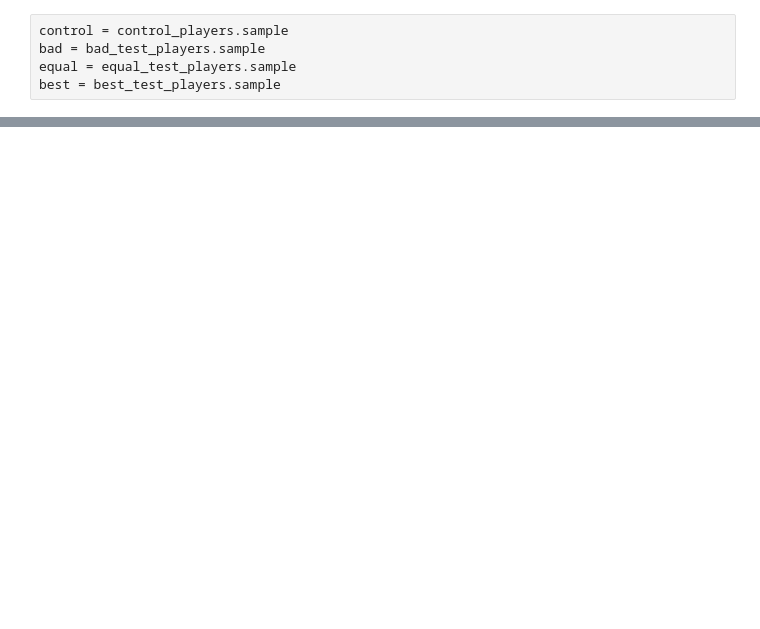
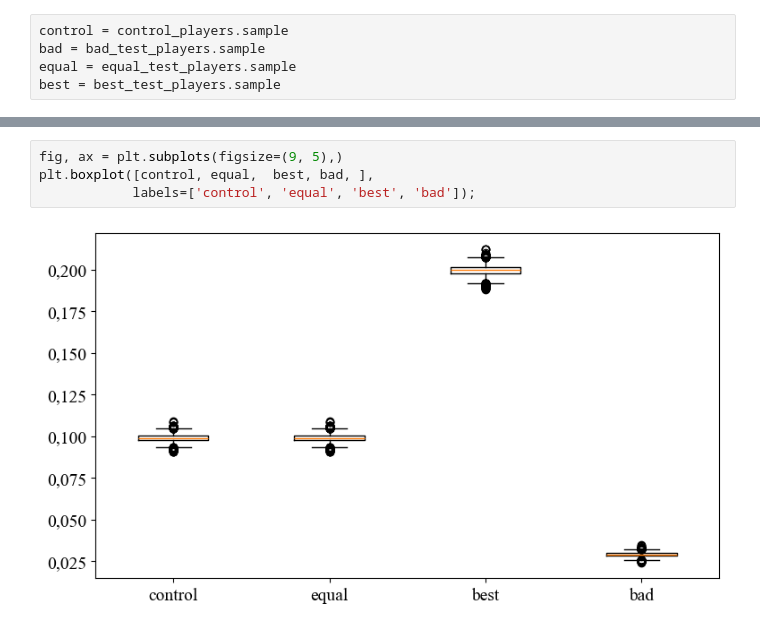
Before and after one commit to danisgrpv/skytec-games-tasks, a Jupyter notebook: task_02.ipynb, the cells around one changed output, grey strips where cells are left out. Saved outputs shown, nothing was run; the diff lists cells and outputs as text; blank space fills up the shorter version.

```diff
--- a/task_02.ipynb
+++ b/task_02.ipynb
@@ -315,0 +280,6 @@ Group 'equal':
+# %%
+fig, ax = plt.subplots(figsize=(9, 5),)
+plt.boxplot([control, equal,  best, bad, ],
+            labels=['control', 'equal', 'best', 'bad']);
+# %% [output]
+[figure, added]
```
Also changed, not shown: parts of 15 cells of this notebook.
